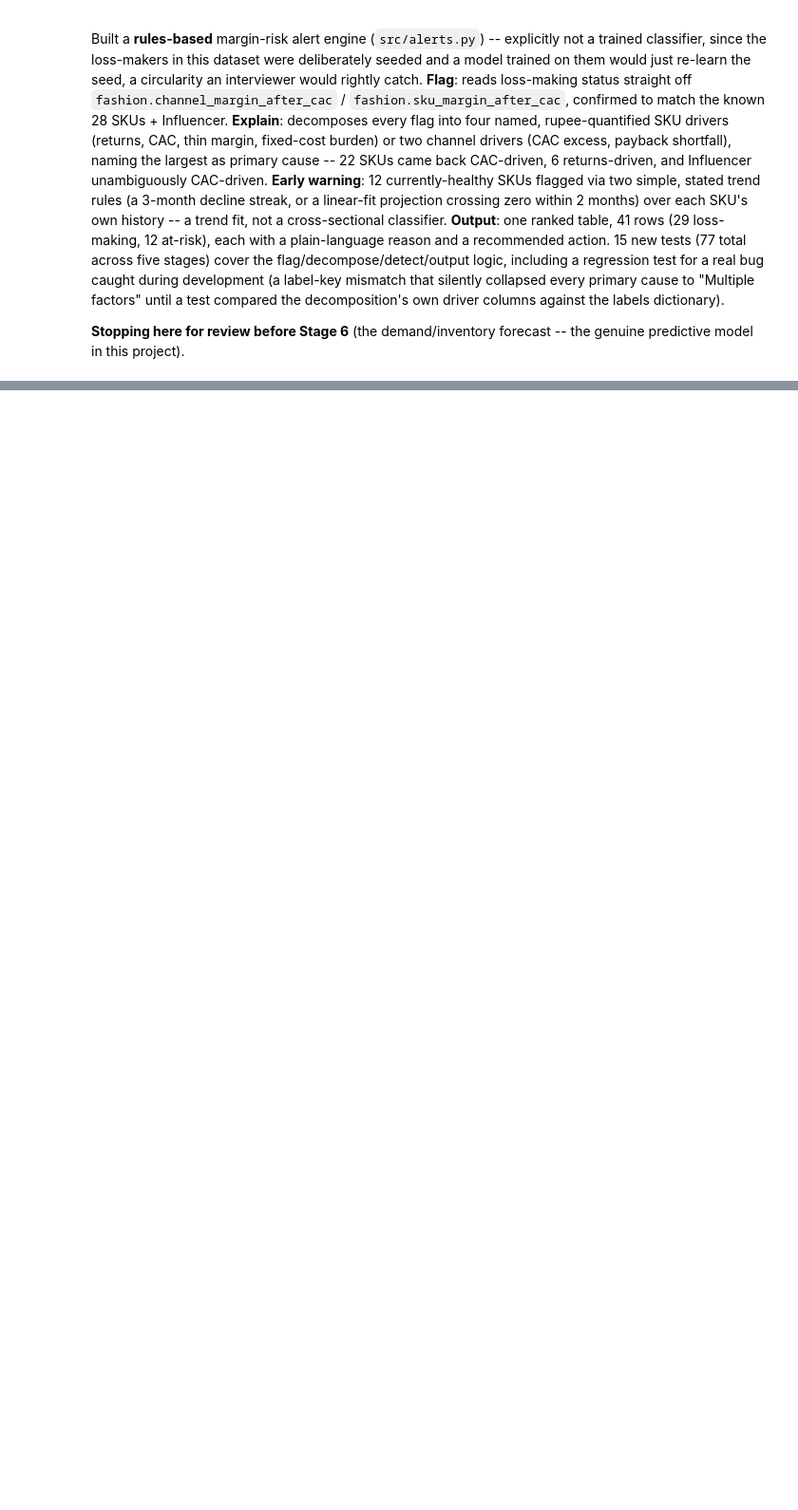
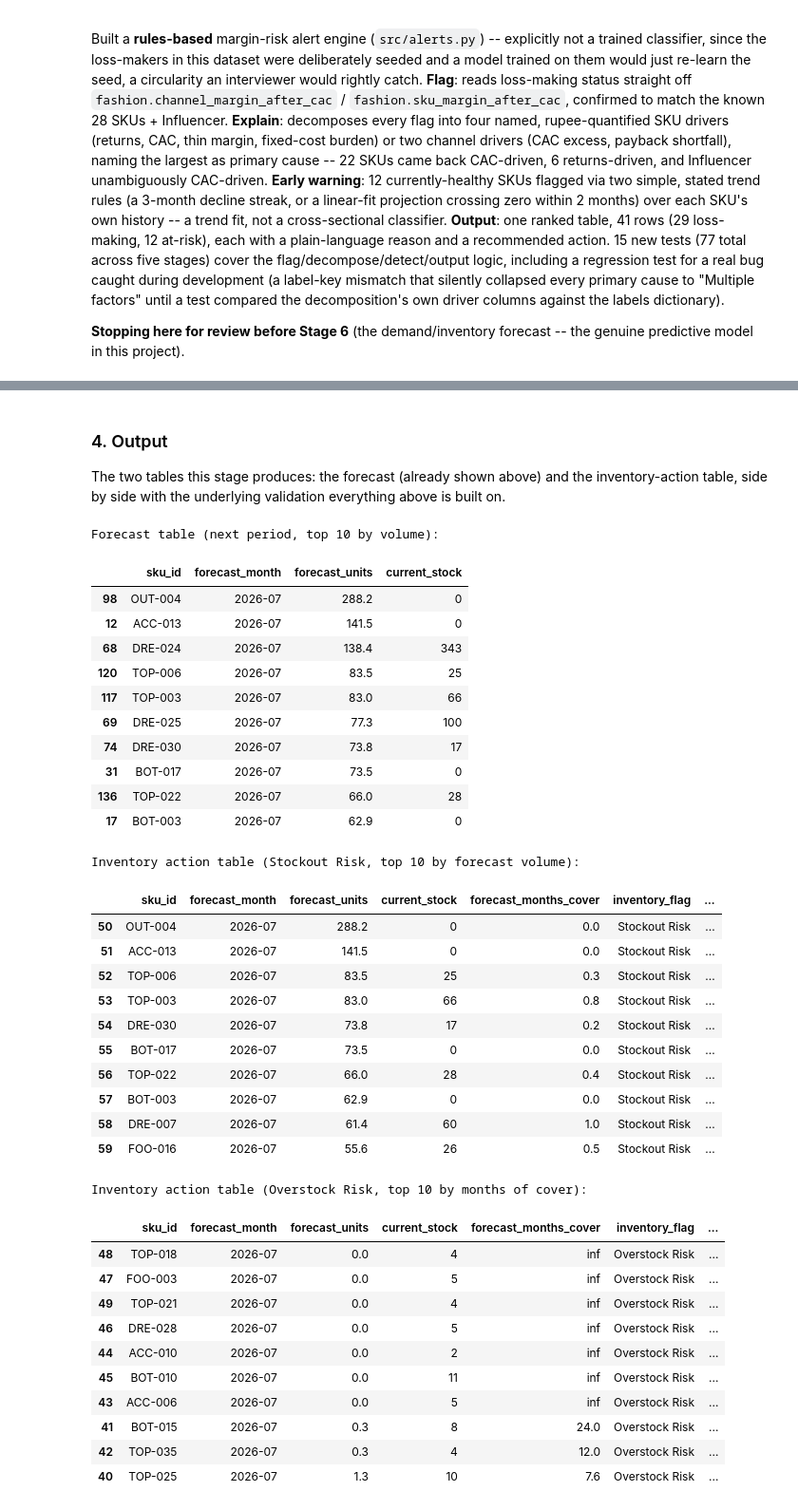
Before and after one commit to hrishikeshkedia-prog/ledger-margin-analysis, a Jupyter notebook: ceo_dashboard/notebooks/ceo_dashboard.ipynb, the cells around one changed output, grey strips where cells are left out. Shown at 95% size. Drawn from its saved outputs; the diff is of its cells as text; code cells hidden in the pictures; blank space fills up the shorter version.

```diff
--- a/ceo_dashboard/notebooks/ceo_dashboard.ipynb
+++ b/ceo_dashboard/notebooks/ceo_dashboard.ipynb
@@ -1944,0 +2001,5 @@ forecast -- the genuine predictive model in this project).
+# %%
+next_period_forecast = forecast.forecast_next_period(inventory_df, seasonal_factor=seasonal_factor)
+print(f"Next-period ({next_period_forecast['forecast_month'].iloc[0]}) forecasts: "
+      f"{len(next_period_forecast)} of {inventory_df['sku_id'].nunique()} SKUs")
+next_period_forecast.sort_values('forecast_units', ascending=False).head(10).round(1)
@@ -1944,0 +2192,54 @@ forecast -- the genuine predictive model in this project).
+# %% [markdown]
+### 4. Output
+
+The two tables this stage produces: the forecast (already shown above)
+and the inventory-action table, side by side with the underlying
+validation everything above is built on.
+# %%
+print("Forecast table (next period, top 10 by volume):")
+display(next_period_forecast.sort_values("forecast_units", ascending=False).head(10).round(1))
+print()
+print("Inventory action table (Stockout Risk, top 10 by forecast volume):")
+display(inventory_action[inventory_action["inventory_flag"] == "Stockout Risk"]
+        .sort_values("forecast_units", ascending=False).head(10).round(1))
+print()
+print("Inventory action table (Overstock Risk, top 10 by months of cover):")
+display(inventory_action[inventory_action["inventory_flag"] == "Overstock Risk"]
+        .sort_values("forecast_months_cover", ascending=False).head(10).round(1))
+# %% [output]
+Forecast table (next period, top 10 by volume):
+|  | sku_id | forecast_month | forecast_units | current_stock |
+| 98 | OUT-004 | 2026-07 | 288.2 | 0 |
+| 12 | ACC-013 | 2026-07 | 141.5 | 0 |
+| 68 | DRE-024 | 2026-07 | 138.4 | 343 |
+| 120 | TOP-006 | 2026-07 | 83.5 | 25 |
+| 117 | TOP-003 | 2026-07 | 83.0 | 66 |
+| 69 | DRE-025 | 2026-07 | 77.3 | 100 |
+| 74 | DRE-030 | 2026-07 | 73.8 | 17 |
+| 31 | BOT-017 | 2026-07 | 73.5 | 0 |
+| 136 | TOP-022 | 2026-07 | 66.0 | 28 |
+| 17 | BOT-003 | 2026-07 | 62.9 | 0 |
+Inventory action table (Stockout Risk, top 10 by forecast volume):
+|  | sku_id | forecast_month | forecast_units | current_stock | forecast_months_cover | inventory_flag | ... |
+| 50 | OUT-004 | 2026-07 | 288.2 | 0 | 0.0 | Stockout Risk | ... |
+| 51 | ACC-013 | 2026-07 | 141.5 | 0 | 0.0 | Stockout Risk | ... |
+| 52 | TOP-006 | 2026-07 | 83.5 | 25 | 0.3 | Stockout Risk | ... |
+| 53 | TOP-003 | 2026-07 | 83.0 | 66 | 0.8 | Stockout Risk | ... |
+| 54 | DRE-030 | 2026-07 | 73.8 | 17 | 0.2 | Stockout Risk | ... |
+| 55 | BOT-017 | 2026-07 | 73.5 | 0 | 0.0 | Stockout Risk | ... |
+| 56 | TOP-022 | 2026-07 | 66.0 | 28 | 0.4 | Stockout Risk | ... |
+| 57 | BOT-003 | 2026-07 | 62.9 | 0 | 0.0 | Stockout Risk | ... |
+| 58 | DRE-007 | 2026-07 | 61.4 | 60 | 1.0 | Stockout Risk | ... |
+| 59 | FOO-016 | 2026-07 | 55.6 | 26 | 0.5 | Stockout Risk | ... |
+Inventory action table (Overstock Risk, top 10 by months of cover):
+|  | sku_id | forecast_month | forecast_units | current_stock | forecast_months_cover | inventory_flag | ... |
+| 48 | TOP-018 | 2026-07 | 0.0 | 4 | inf | Overstock Risk | ... |
+| 47 | FOO-003 | 2026-07 | 0.0 | 5 | inf | Overstock Risk | ... |
+| 49 | TOP-021 | 2026-07 | 0.0 | 4 | inf | Overstock Risk | ... |
+| 46 | DRE-028 | 2026-07 | 0.0 | 5 | inf | Overstock Risk | ... |
+| 44 | ACC-010 | 2026-07 | 0.0 | 2 | inf | Overstock Risk | ... |
+| 45 | BOT-010 | 2026-07 | 0.0 | 11 | inf | Overstock Risk | ... |
+| 43 | ACC-006 | 2026-07 | 0.0 | 5 | inf | Overstock Risk | ... |
+| 41 | BOT-015 | 2026-07 | 0.3 | 8 | 24.0 | Overstock Risk | ... |
+| 42 | TOP-035 | 2026-07 | 0.3 | 4 | 12.0 | Overstock Risk | ... |
+| 40 | TOP-025 | 2026-07 | 1.3 | 10 | 7.6 | Overstock Risk | ... |
```
Also changed, not shown: parts of 18 cells of this notebook, 4 other files.
